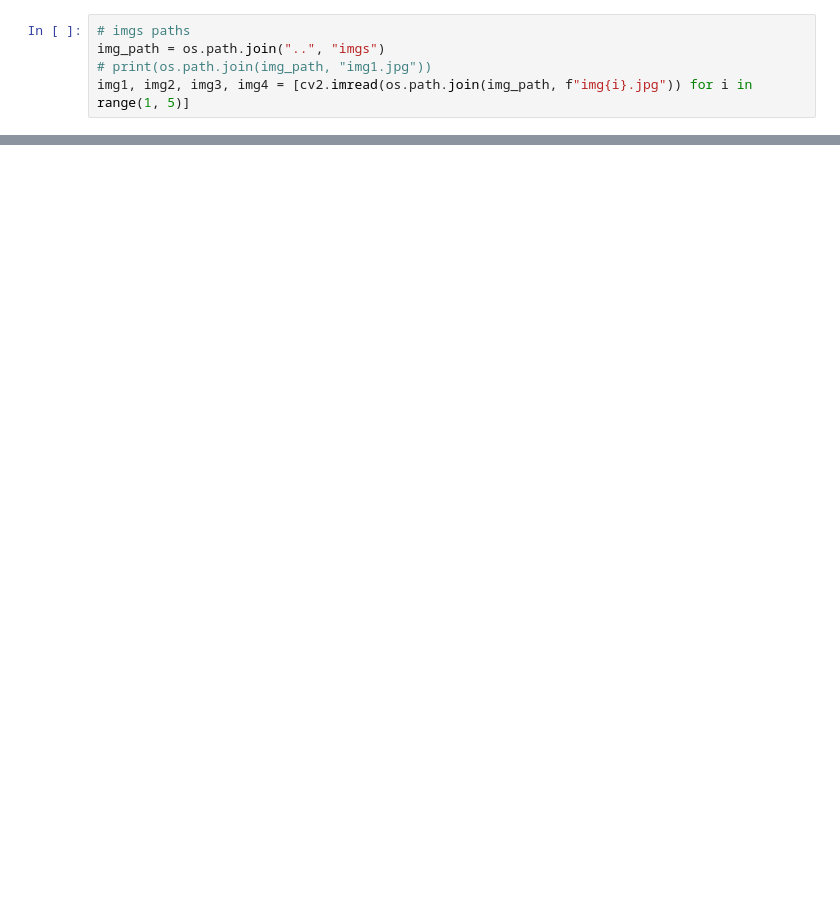
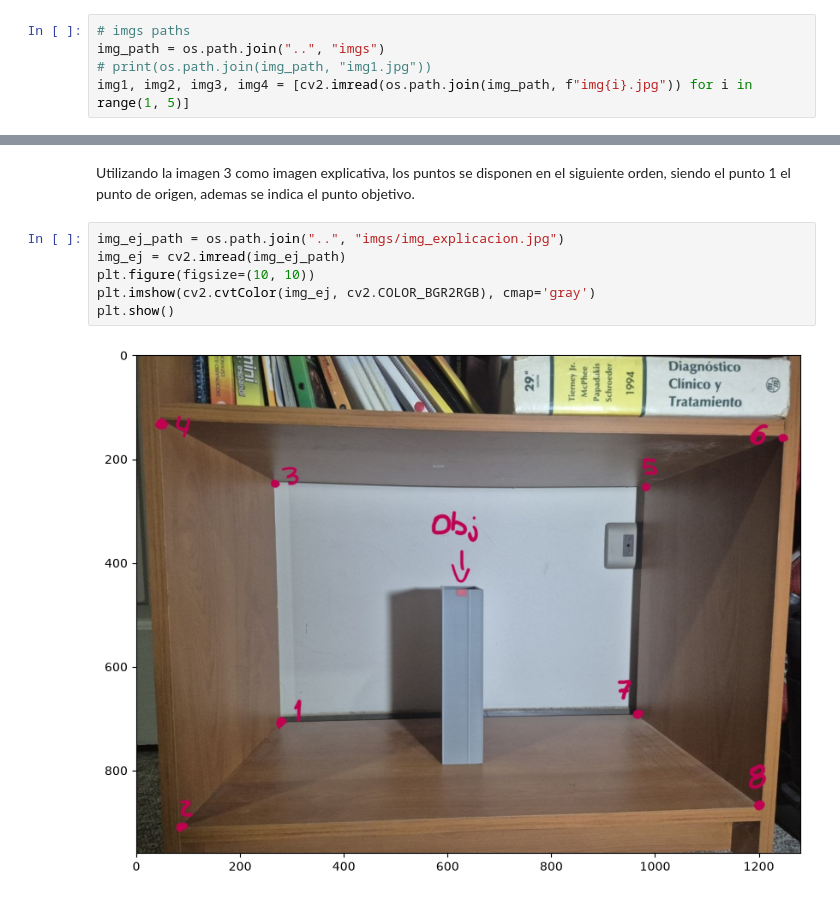
Before and after one commit to Mikson16/IIC3733-Vision-por-Computador, a Jupyter notebook: T1/src/main.ipynb, the cells around one changed output, grey strips where cells are left out. Cells and saved outputs as stored; diff of their text form; blank space fills up the shorter version.

```diff
--- a/T1/src/main.ipynb
+++ b/T1/src/main.ipynb
@@ -34 +32,11 @@ print(f"Shape = {img1.shape}")
 Shape = (960, 1280, 3)
+# %% [markdown]
+Utilizando la imagen 3 como imagen explicativa, los puntos se disponen en el siguiente orden, siendo el punto 1 el punto de origen, ademas se indica el punto objetivo.
+# %%
+img_ej_path = os.path.join("..", "imgs/img_explicacion.jpg")
+img_ej = cv2.imread(img_ej_path)
+plt.figure(figsize=(10, 10))
+plt.imshow(cv2.cvtColor(img_ej, cv2.COLOR_BGR2RGB), cmap='gray')
+plt.show()
+# %% [output]
+[figure, added]
```
Also changed, not shown: parts of 3 cells of this notebook, 5 other files.
